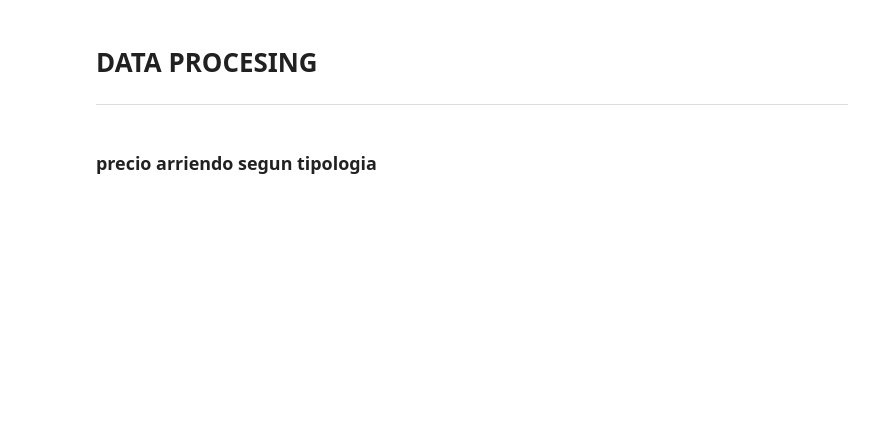
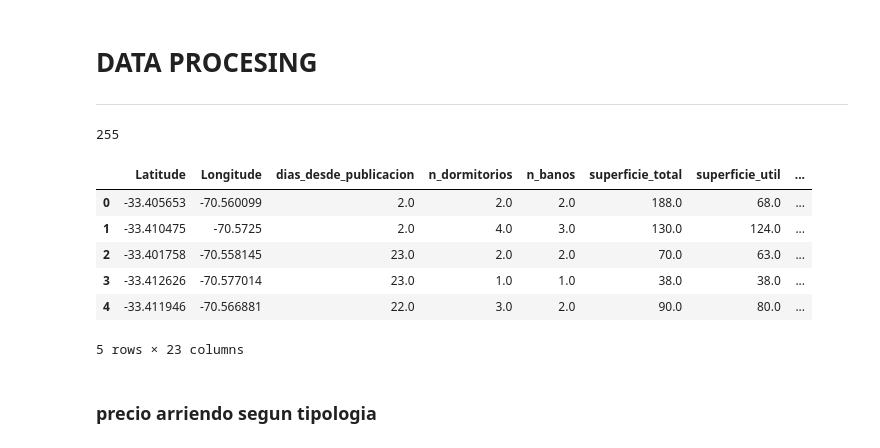
Before and after one commit to NEOZRO/portal_inmobiliario_web_scraper, a Jupyter notebook: main.ipynb, the cells around one changed output. Drawn from its saved outputs; the diff is of its cells as text; code cells hidden in the pictures; blank space fills up the shorter version.

```diff
--- a/main.ipynb
+++ b/main.ipynb
@@ -151,7 +175,20 @@ df
 # %%
 # df_arriendo = pd.read_excel(r"C:\Users\blavin\Documents\Github_myself\portal_inmobiliario_web_scraper\results\metro_chile_españa\results_invesment_arriendo_departamento_1143_18_07_24.xlsx")
 
-df_arriendo = pd.read_excel(r"C:\Users\blavin\Documents\Github_myself\portal_inmobiliario_web_scraper\results\Depas_general_arriagada\results_invesment_arriendo_departamento_1603_17_07_24.xlsx")
+df_arriendo = df.query("tipo_operacion=='arriendo'")
+len(df_arriendo)
+# %% [output]
+255
+# %%
+df_arriendo.head()
+# %% [output]
+|  | Latitude | Longitude | dias_desde_publicacion | n_dormitorios | n_banos | superficie_total | superficie_util | ... |
+| 0 | -33.405653 | -70.560099 | 2.0 | 2.0 | 2.0 | 188.0 | 68.0 | ... |
+| 1 | -33.410475 | -70.5725 | 2.0 | 4.0 | 3.0 | 130.0 | 124.0 | ... |
+| 2 | -33.401758 | -70.558145 | 23.0 | 2.0 | 2.0 | 70.0 | 63.0 | ... |
+| 3 | -33.412626 | -70.577014 | 23.0 | 1.0 | 1.0 | 38.0 | 38.0 | ... |
+| 4 | -33.411946 | -70.566881 | 22.0 | 3.0 | 2.0 | 90.0 | 80.0 | ... |
+5 rows × 23 columns
 # %% [markdown]
 ### precio arriendo segun tipologia
 # %%
```
Also changed, not shown: parts of 35 cells of this notebook, 11 other files.
